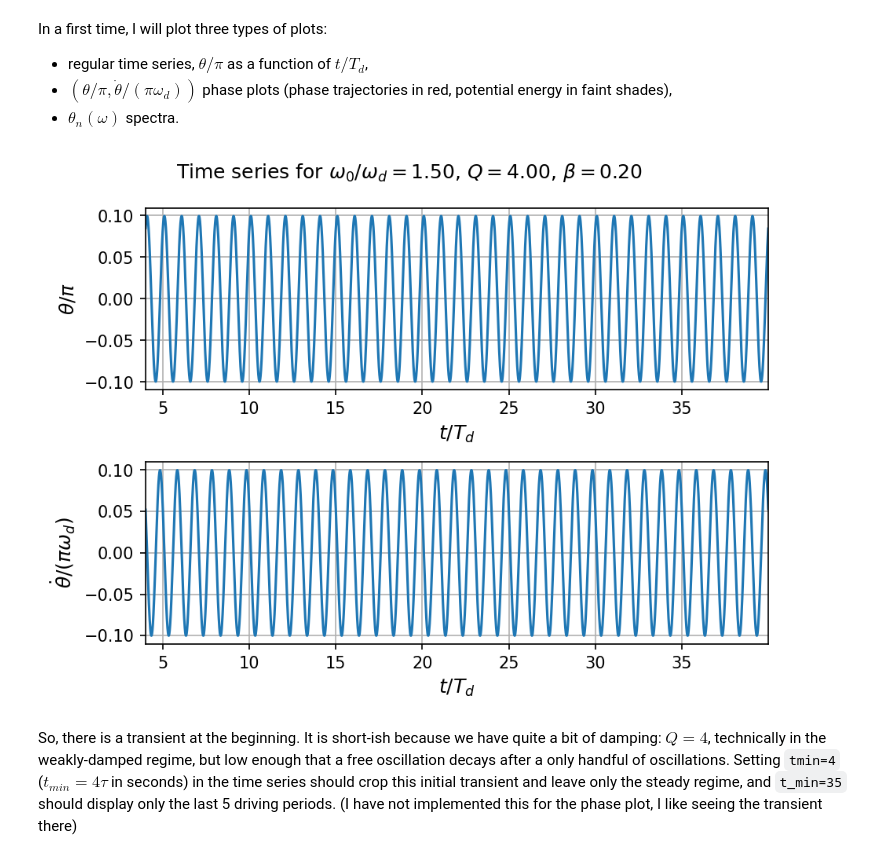
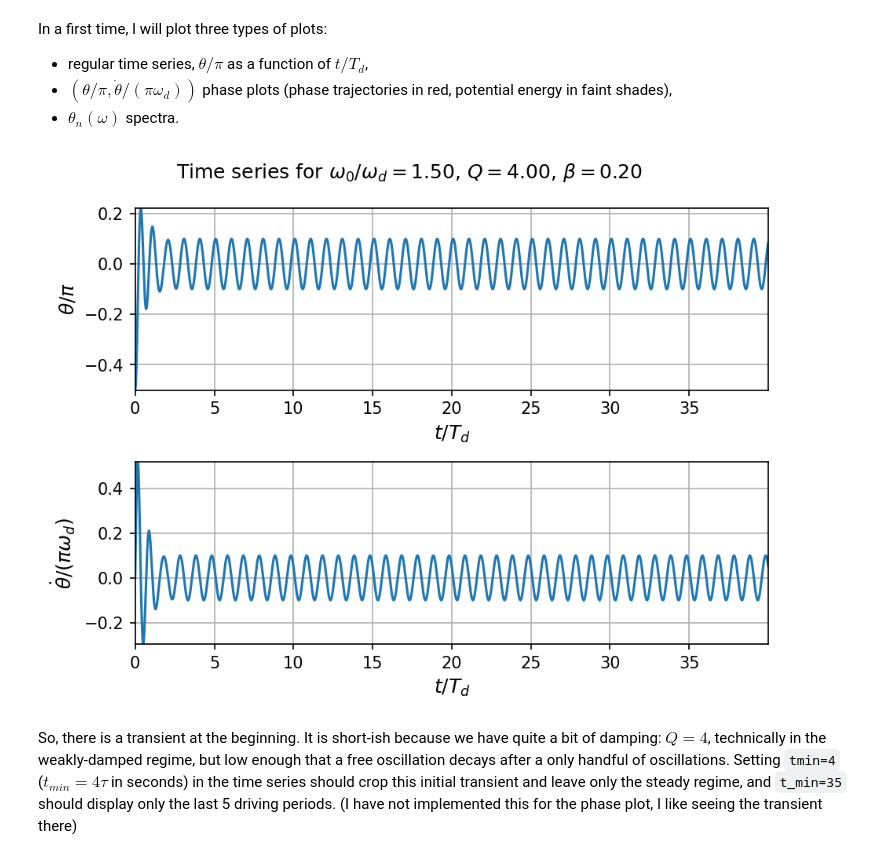
Before and after one commit to ngrisouard/254-lectures-2023S, a Jupyter notebook: L10-NonLinearOscillations/L10-NonLin-oscillations.ipynb, the cells around one changed output. Drawn from its saved outputs; the diff is of its cells as text; code cells hidden in the pictures.

```diff
--- a/L10-NonLinearOscillations/L10-NonLin-oscillations.ipynb
+++ b/L10-NonLinearOscillations/L10-NonLin-oscillations.ipynb
@@ -466,33 +467,38 @@ theta, dottheta = generate_time_series(
 # %%
 def plot_TS_ddp(th, dth, wd, w0, b, g, t, ftsz, tmin):
     """plot time series of th. t must be time/Td, ftsz is font size,
-    tmin is the minimum (might need to ged rid of initial transient) """
-    t_plot = t[t>=tmin]  # new array, only for times t>=tmin
-    th_plot = th[t>=tmin]/pi  # idem for theta; plus, we scale by pi
-    dth_plot = dth[t>=tmin]/pi/wd  # idem for dtheta/dt; plus, we scale by wd*pi
+    tmin is the minimum (in order to ged rid of initial transient) """
+
+    maxth = max(th[t>tmin])/pi
+    minth = min(th[t>tmin])/pi
+
+    maxdth = max(dth[t>tmin])/pi/wd
+    mindth = min(dth[t>tmin])/pi/wd
 
     plt.subplot(2, 1, 1)
-    plt.plot(t_plot, th_plot)
+    plt.plot(t, th/pi)
     plt.grid()
     plt.xlabel(r"$t/T_d$", fontsize=ftsz)
     plt.ylabel(r"$\theta/\pi$", fontsize=ftsz)
-    plt.xlim(t_plot[0], t_plot[-1])
+    plt.xlim(tmin, t[-1])
+    plt.ylim(minth, maxth)
 
     plt.subplot(2, 1, 2)
-    plt.plot(t_plot, dth_plot)
+    plt.plot(t, dth/pi/wd)
     plt.grid()
     plt.xlabel(r"$t/T_d$", fontsize=ftsz)
     plt.ylabel(r"$\dot\theta/(\pi\omega_d)$", fontsize=ftsz)
-    plt.xlim(t_plot[0], t_plot[-1])
+    plt.xlim(tmin, t[-1])
+    plt.ylim(mindth, maxdth)
 
     plt.suptitle(r"Time series for $\omega_0/\omega_d = {0:.2f}$, $Q = {1:.2f}$, $\beta = {2:.2f}$"
               .format(w0/wd, w0/g, b), fontsize=ftsz)
     plt.tight_layout()
     plt.show()
 # %%
-plot_TS_ddp(theta, dottheta, omegad, omega0, beta, gamma, time/Td, ftsz, tmin=4.)
+plot_TS_ddp(theta, dottheta, omegad, omega0, beta, gamma, time/Td, ftsz, tmin=0.)
 # %% [output]
-[figure, old version]
+[figure, new version]
 # %% [markdown]
 So, there is a transient at the beginning.
 It is short-ish because we have quite a bit of damping: $Q=4$, technically in the weakly-damped regime, but low enough that a free oscillation decays after a only handful of oscillations.
```
Also changed, not shown: parts of 61 cells of this notebook, 1 other file.
